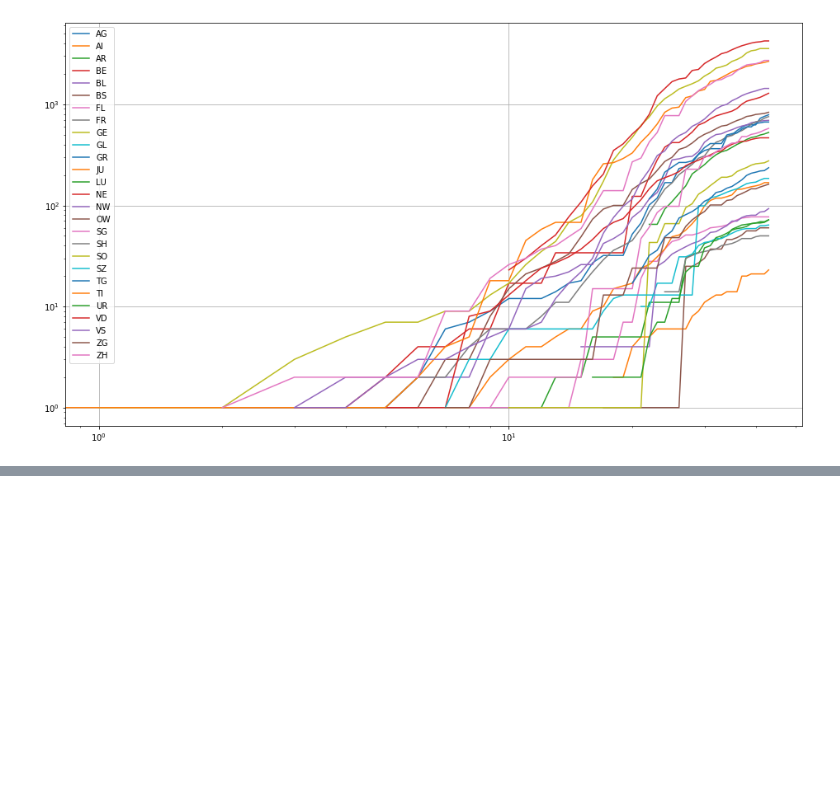
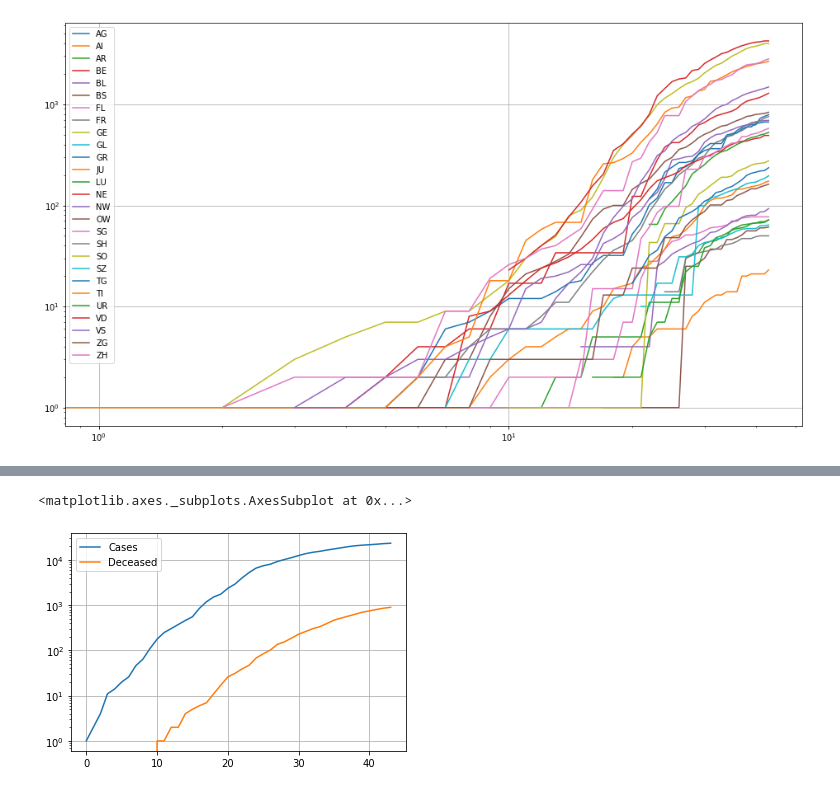
Before and after one commit to jpmieville/COVID-19_data_analyis, a Jupyter notebook: covid_19_swiss.ipynb, the cells around one changed output, grey strips where cells are left out. Saved outputs shown, nothing was run; the diff lists cells and outputs as text; code cells hidden in the pictures; blank space fills up the shorter version.

```diff
--- a/covid_19_swiss.ipynb
+++ b/covid_19_swiss.ipynb
@@ -115,0 +131,5 @@ cases_by_day["CH"].plot.bar(secondary_y=True, rot=0, figsize=(16, 9))
+# %%
+df.plot(logy=True, grid=True)
+# %% [output]
+<matplotlib.axes._subplots.AxesSubplot at 0x...>
+[figure, added]
```
Also changed, not shown: parts of 14 cells of this notebook.
